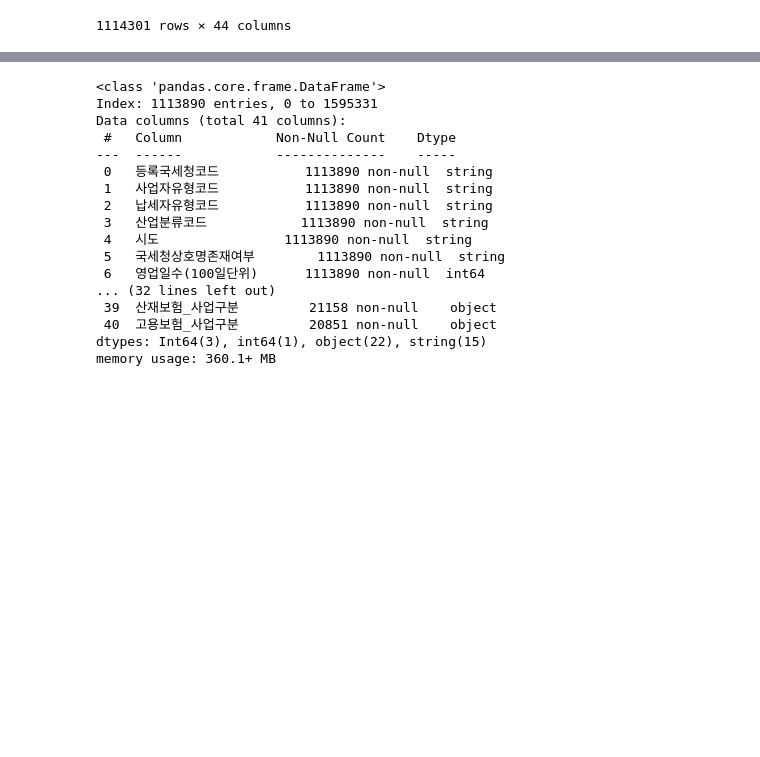
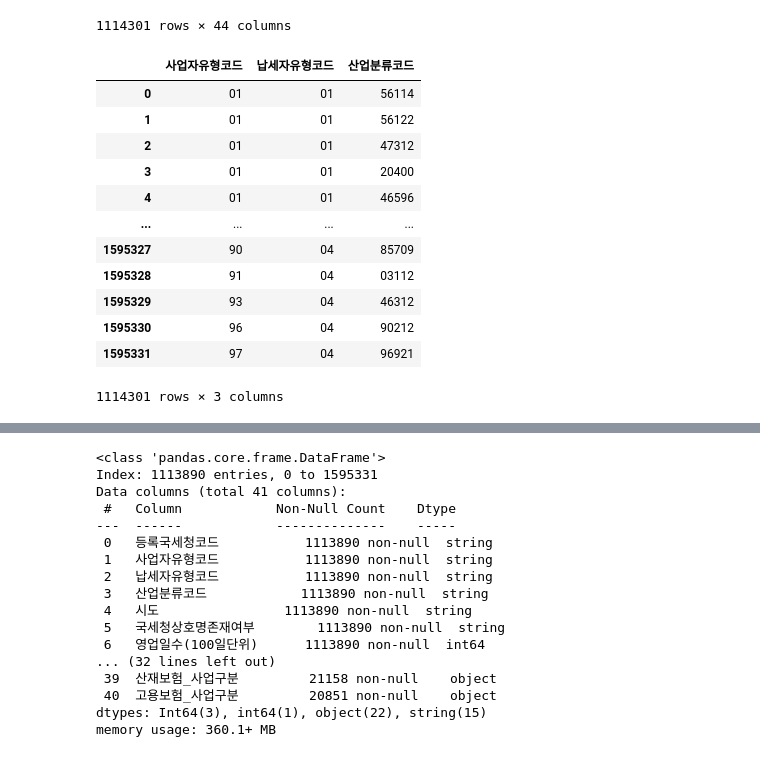
Before and after one commit to YoungminChoAtKaist/findataanaly, a Jupyter notebook: term.ipynb, the cells around one changed output, grey strips where cells are left out. Cells and saved outputs as stored; diff of their text form; code cells hidden in the pictures; blank space fills up the shorter version.

```diff
--- a/term.ipynb
+++ b/term.ipynb
@@ -65,5 +84,23 @@ display(df_stage1)
 | 1595330 | 8999601213 | 899 | 96 | 04 | 90212 | 대구 | 글나루독서실 | Y | 868 | 9 | ... |
 | 1595331 | 8999700981 | 899 | 97 | 04 | 96921 | 전북 | 길묘 | Y | 363 | 4 | ... |
 1114301 rows × 44 columns
+# %%
+# 필요한 컬럼만 뽑아오자
+#df_stage2 = df_stage1.drop(columns = ['사업자등록번호', '영업일수', '국세청상호명'], axis=1)
+df_stage1[['사업자유형코드','납세자유형코드','산업분류코드','시도','국세청상호명존재여부','영업일수(100일단위)','개업일','폐업일','통신판매사업자여부']]
+# %% [output]
+|  | 사업자유형코드 | 납세자유형코드 | 산업분류코드 |
+| 0 | 01 | 01 | 56114 |
+| 1 | 01 | 01 | 56122 |
+| 2 | 01 | 01 | 47312 |
+| 3 | 01 | 01 | 20400 |
+| 4 | 01 | 01 | 46596 |
+| ... | ... | ... | ... |
+| 1595327 | 90 | 04 | 85709 |
+| 1595328 | 91 | 04 | 03112 |
+| 1595329 | 93 | 04 | 46312 |
+| 1595330 | 96 | 04 | 90212 |
+| 1595331 | 97 | 04 | 96921 |
+1114301 rows × 3 columns
 # %%
 # Drop duplicates
```
Also changed, not shown: parts of 2 cells of this notebook.
